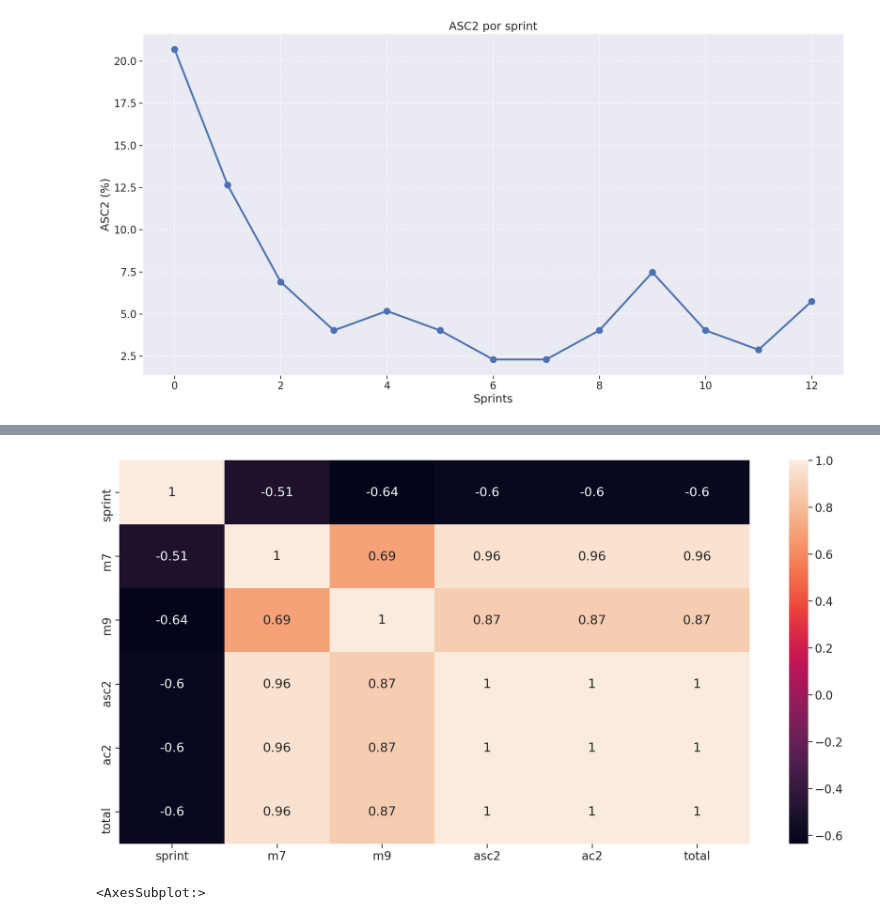
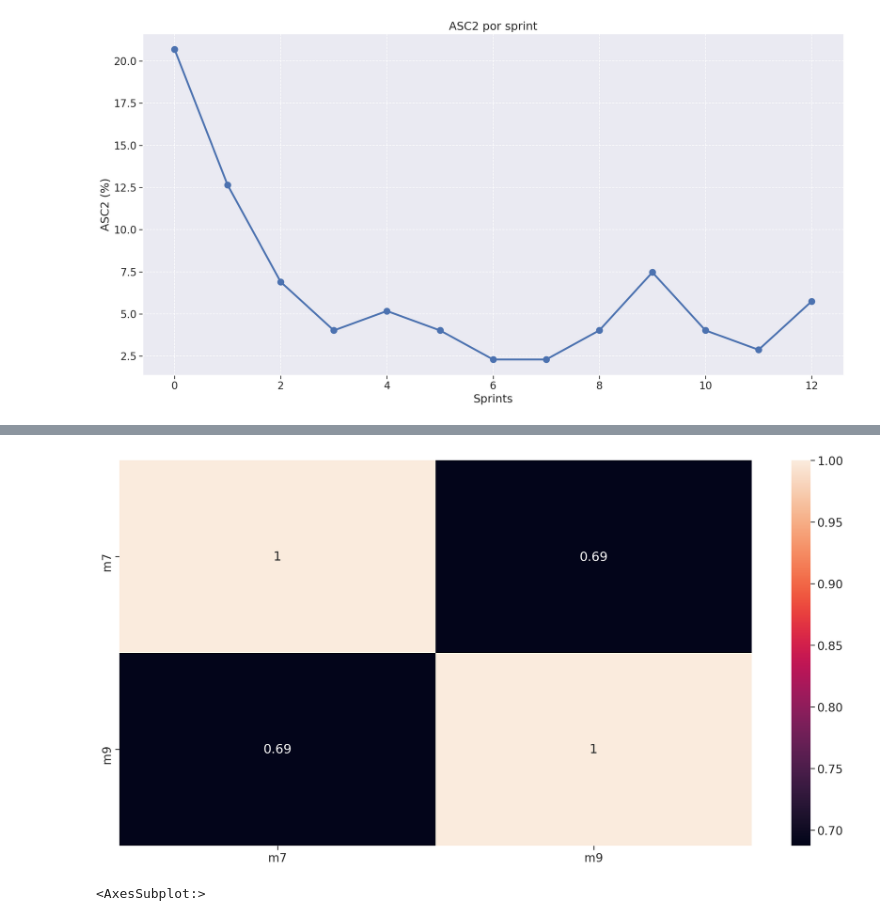
Before and after one commit to fga-eps-mds/2020.2-Violeta-Documentacao, a Jupyter notebook: docs/Projeto/analytics.ipynb, the cells around one changed output, grey strips where cells are left out. Cells and saved outputs as stored; diff of their text form; code cells hidden in the pictures.

```diff
--- a/docs/Projeto/analytics.ipynb
+++ b/docs/Projeto/analytics.ipynb
@@ -645,12 +629,12 @@ plt.show()
 # %%
-matriz_corr = m7_m9_df.corr()
+matriz_corr = m7_m9_df[['m7', 'm9']].corr()
 
 fig = plt.figure(figsize=(20, 10))
 
 sns.heatmap(matriz_corr, annot=True)
 plt.show()
 # %% [output]
-[figure, old version]
+[figure, new version]
 # %%
 metrics_df['m1'].hist()
 # %% [output]
```
Also changed, not shown: parts of 5 cells of this notebook, 6 other files.
